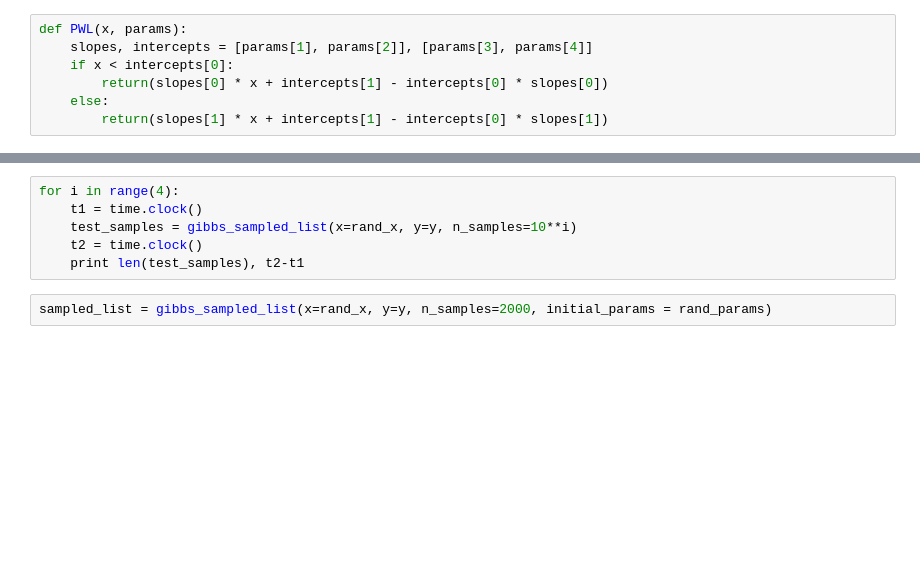
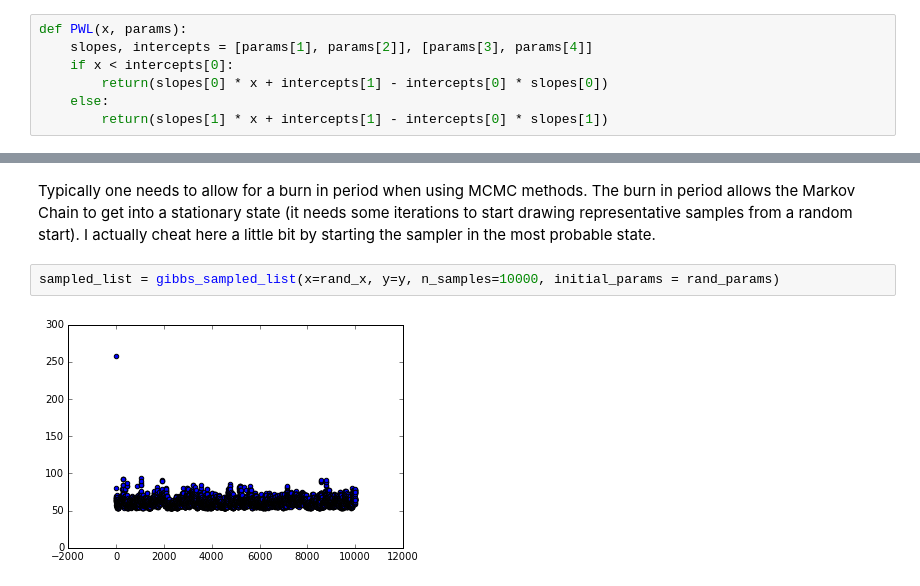
Before and after one commit to brockmoir/Projects, a Jupyter notebook: BayesianPWL/BayesianPWLModel.ipynb, the cells around one changed output, grey strips where cells are left out. Drawn from its saved outputs; the diff is of its cells as text; blank space fills up the shorter version.

```diff
--- a/BayesianPWL/BayesianPWLModel.ipynb
+++ b/BayesianPWL/BayesianPWLModel.ipynb
@@ -133,11 +142,9 @@ def gibbs_sampled_list(x, y, n_samples, initial_params = None):
-# %%
-for i in range(4):
-    t1 = time.clock()
-    test_samples = gibbs_sampled_list(x=rand_x, y=y, n_samples=10**i)
-    t2 = time.clock()
-    print len(test_samples), t2-t1
+# %% [markdown]
+Typically one needs to allow for a burn in period when using MCMC methods.  The burn in period allows the Markov Chain to get into a stationary state (it needs some iterations to start drawing representative samples from a random start).  I actually cheat here a little bit by starting the sampler in the most probable state.
 # %%
-sampled_list = gibbs_sampled_list(x=rand_x, y=y, n_samples=2000, initial_params = rand_params)
+sampled_list = gibbs_sampled_list(x=rand_x, y=y, n_samples=10000, initial_params = rand_params)
+# %% [output]
+[figure, added]
 # %%
 def get_one_dim_pdf(samples_list, index):
     return [sample[index] for sample in samples_list]
```
Also changed, not shown: parts of 23 cells of this notebook.
